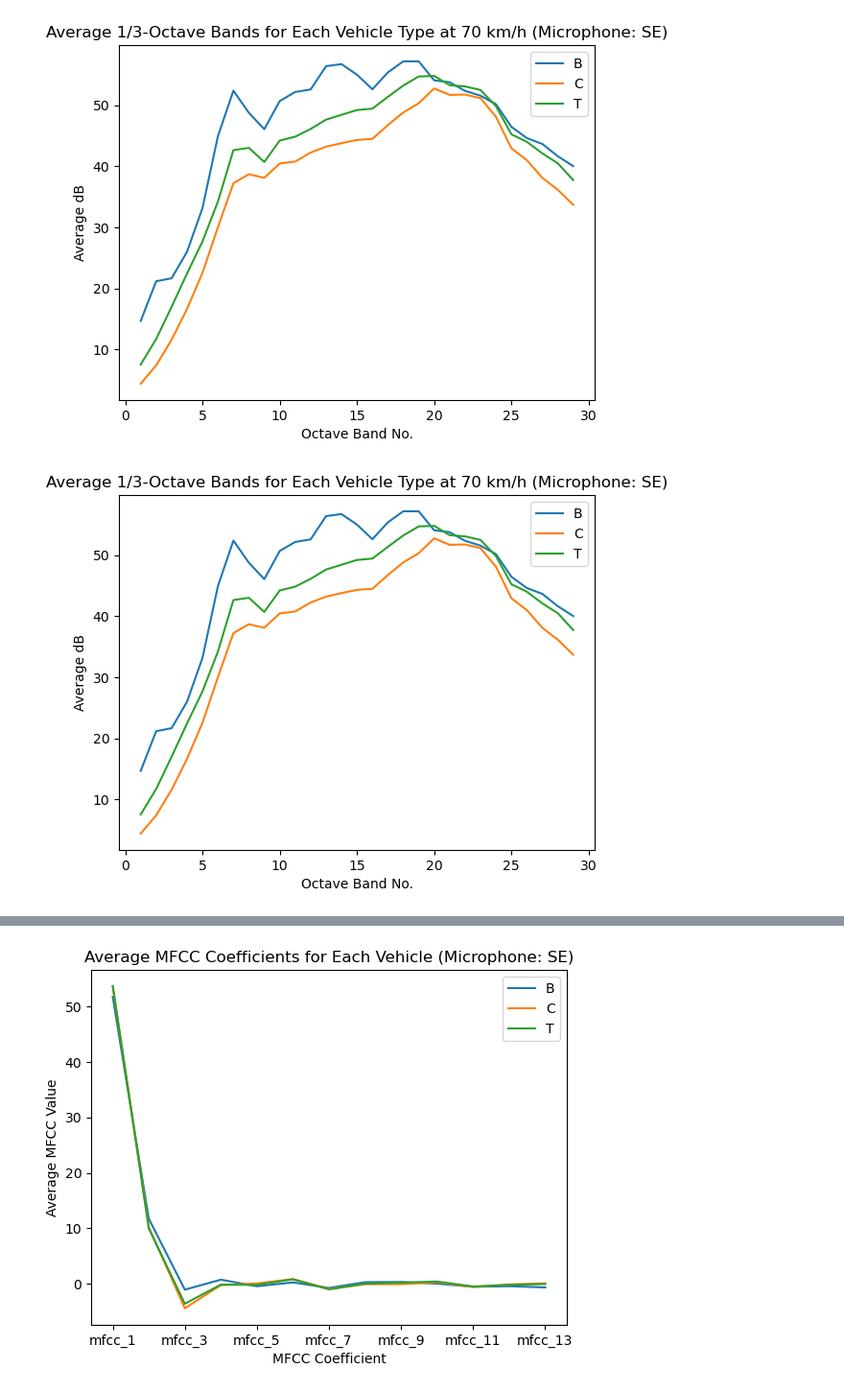
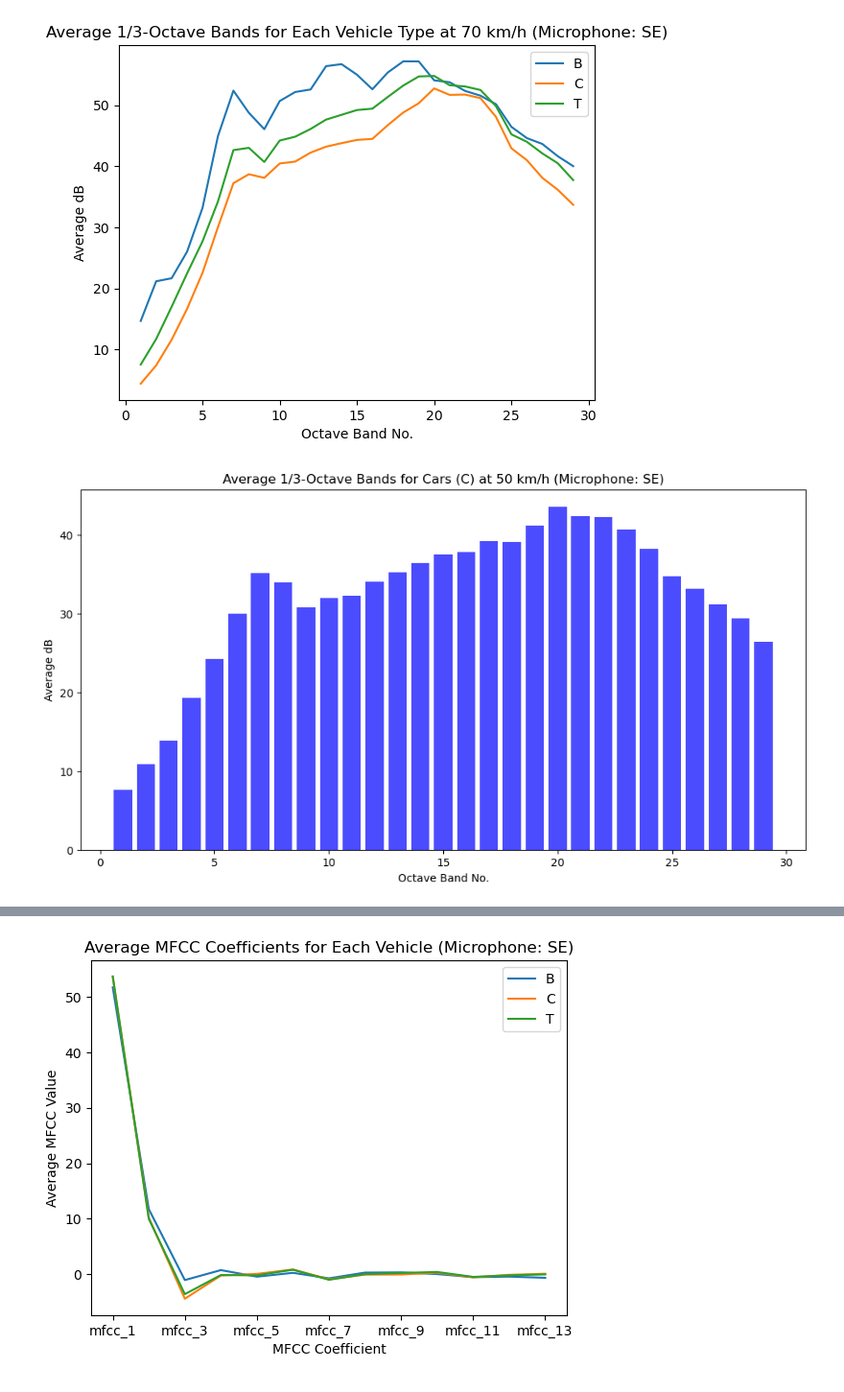
Before and after one commit to janikWa/RoadTrafficNoise, a Jupyter notebook: RTN-jakob/03_data_visualization.ipynb, the cells around one changed output, grey strips where cells are left out. Shown at 96% size. Cells and saved outputs as stored; diff of their text form; code cells hidden in the pictures.

Commit message:
added plots

```diff
--- a/RTN-jakob/03_data_visualization.ipynb
+++ b/RTN-jakob/03_data_visualization.ipynb
@@ -587,46 +162,49 @@ plt.show()
 # %% [output]
 [figure]
 # %%
+import pandas as pd
 import matplotlib.pyplot as plt
 
+# Load the dataset
+df = pd.read_csv('df_total_cat.csv')
+
 # Calculate the average SPL bands for each vehicle type and speed pair
-df_avg_spl = df_SE.groupby(['vehicle', 'speed_kmh'])[
+df_avg_spl = df.groupby(['vehicle', 'speed_kmh'])[
     ['band_1_dB', 'band_2_dB', 'band_3_dB', 'band_4_dB', 'band_5_dB', 'band_6_dB', 'band_7_dB', 'band_8_dB',
      'band_9_dB', 'band_10_dB', 'band_11_dB', 'band_12_dB', 'band_13_dB', 'band_14_dB', 'band_15_dB', 'band_16_dB',
      'band_17_dB', 'band_18_dB', 'band_19_dB', 'band_20_dB', 'band_21_dB', 'band_22_dB', 'band_23_dB', 'band_24_dB',
      'band_25_dB', 'band_26_dB', 'band_27_dB', 'band_28_dB', 'band_29_dB']
 ].mean().reset_index()
 
 # Melt the dataframe to have SPL bands as a single column
 df_melted = df_avg_spl.melt(
     id_vars=['vehicle', 'speed_kmh'],
     value_vars=['band_1_dB', 'band_2_dB', 'band_3_dB', 'band_4_dB', 'band_5_dB', 'band_6_dB', 'band_7_dB', 'band_8_dB',
                 'band_9_dB', 'band_10_dB', 'band_11_dB', 'band_12_dB', 'band_13_dB', 'band_14_dB', 'band_15_dB', 'band_16_dB',
                 'band_17_dB', 'band_18_dB', 'band_19_dB', 'band_20_dB', 'band_21_dB', 'band_22_dB', 'band_23_dB', 'band_24_dB',
                 'band_25_dB', 'band_26_dB', 'band_27_dB', 'band_28_dB', 'band_29_dB'],
     var_name='SPL_Band', value_name='SPL'
 )
 
 # Replace SPL_Band values with numbers
 df_melted['SPL_Band'] = df_melted['SPL_Band'].str.extract('(\d+)').astype(int)
 
-# Filter the data for speed 30 km/h
-df_filtered = df_melted[df_melted['speed_kmh'] == 70]
+# Filter the melted DataFrame for vehicle type 'C' at speed 30 km/h
+df_filtered_C = df_melted[(df_melted['vehicle'] == 'C') & (df_melted['speed_kmh'] == 50)]
 
-# Create the plot
-fig, ax = plt.subplots()
-for vehicle, group in df_filtered.groupby('vehicle'):
-    group.plot(x='SPL_Band', y='SPL', ax=ax, label=vehicle)
+# Create a column plot
+plt.figure(figsize=(12, 6))
+plt.bar(df_filtered_C['SPL_Band'], df_filtered_C['SPL'], color='blue', alpha=0.7)
 
 # Set the title and labels
-ax.set_title('Average 1/3-Octave Bands for Each Vehicle Type at 70 km/h (Microphone: SE)')
-ax.set_xlabel('Octave Band No.')
-ax.set_ylabel('Average dB')
+plt.title('Average 1/3-Octave Bands for Cars (C) at 50 km/h (Microphone: SE)')
+plt.xlabel('Octave Band No.')
+plt.ylabel('Average dB')
 
 # Save the figure with dpi=300
-plt.savefig('plots/average_dB_bands_70kmh.png', dpi=400)
+#plt.savefig('plots/average_dB_bands_50kmh_C_column.png', dpi=400)
 
 # Show the plot
 plt.show()
 # %% [output]
-[figure, old version]
+[figure, new version]
```
Also changed, not shown: parts of 26 cells of this notebook, 10 other files.
